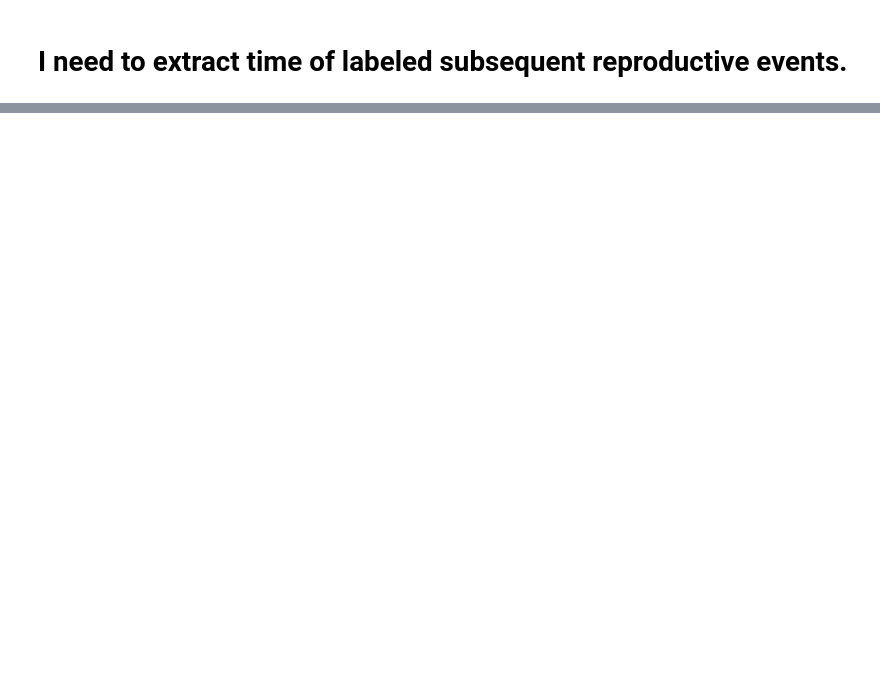
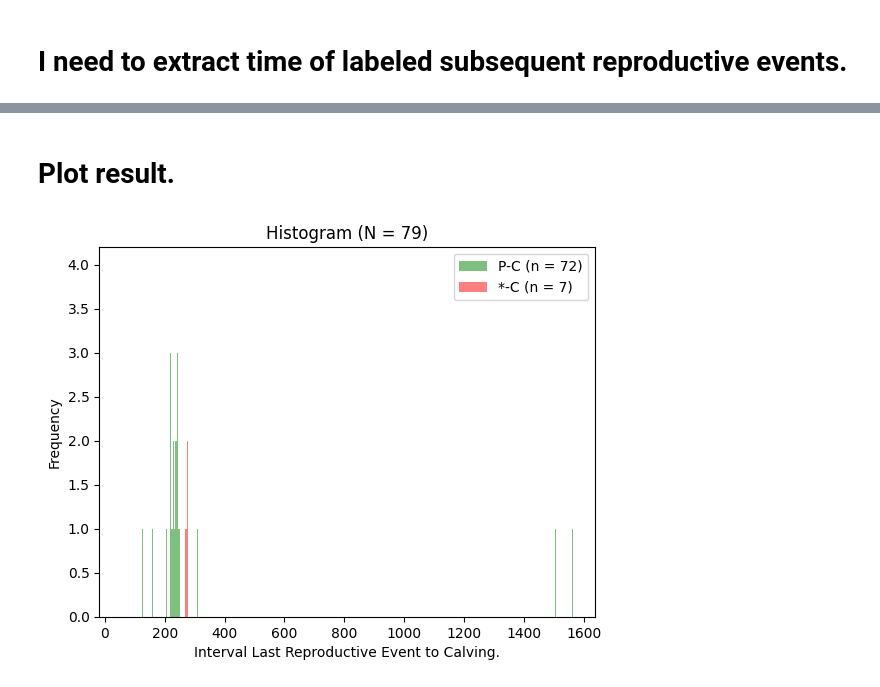
Before and after one commit to jagcha/JEPL, a Jupyter notebook: core/US25UW990JEPL.02.ipynb, the cells around one changed output, grey strips where cells are left out. Saved outputs shown, nothing was run; the diff lists cells and outputs as text; code cells hidden in the pictures; blank space fills up the shorter version.

```diff
--- a/core/US25UW990JEPL.02.ipynb
+++ b/core/US25UW990JEPL.02.ipynb
@@ -102 +63,5 @@ ks[:3]
+# %%
+# The way how the function was designed.., i need to spliut by dataframe... overcomplication
+k4 = [k for k in ks if '4' == k[1]]
+k5 = [k for k in ks if '5' == k[1]]
 # %%
@@ -573,0 +97,3 @@ for k in md2:
+# %%
+df = dc.sdf # simplify
+df.head()
@@ -573,0 +425,15 @@ for k in md2:
+# %% [markdown]
+# Plot result.
+# %%
+import numpy as np
+be = np.arange(min(vp)-1, max(vp)+1)
+plt.hist(vp, bins=be, alpha=0.5, label=f'P-C (n = {len(vp)})', color='green')
+plt.hist(vo, bins=be, alpha=0.5, label=f'*-C (n = {len(vo)})', color='red')
+plt.legend()
+plt.title(f"Histogram (N = {len(vp) + len(vo)})")
+plt.xlabel("Interval Last Reproductive Event to Calving.")
+plt.ylabel("Frequency")
+plt.show()
+plt.close()
+# %% [output]
+[figure, added]
```
Also changed, not shown: parts of 61 cells of this notebook, 2 other files.
